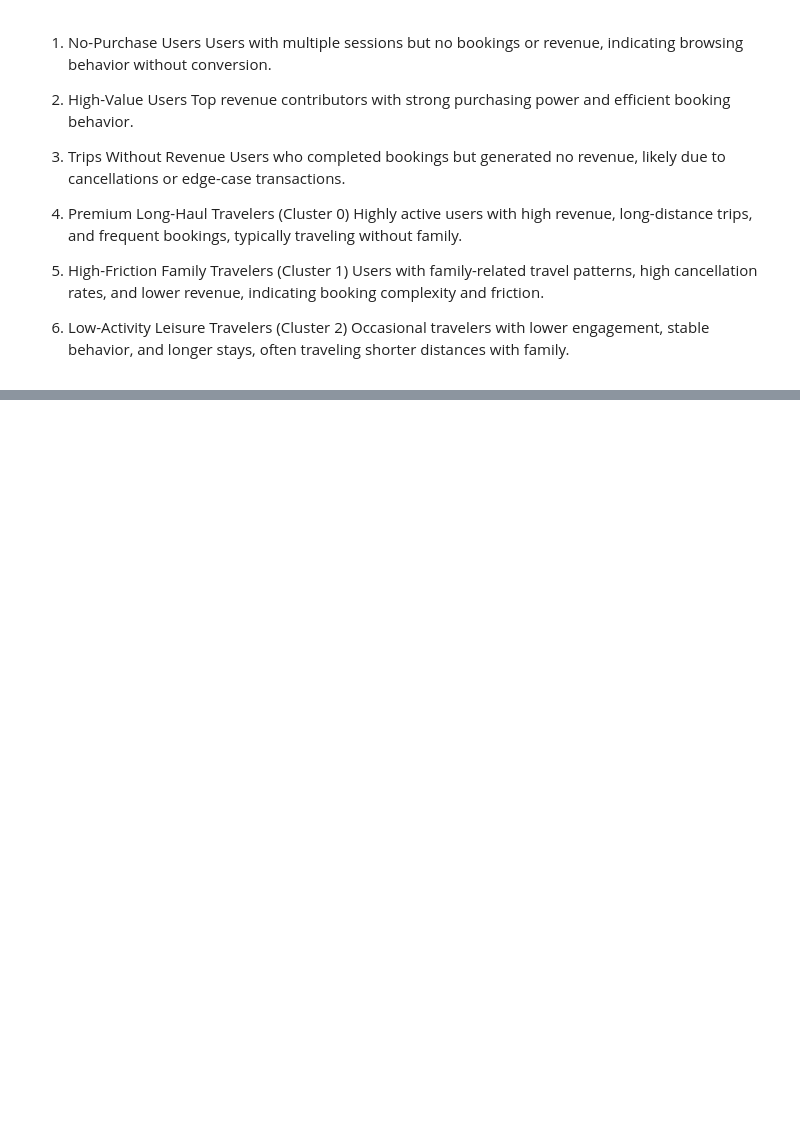
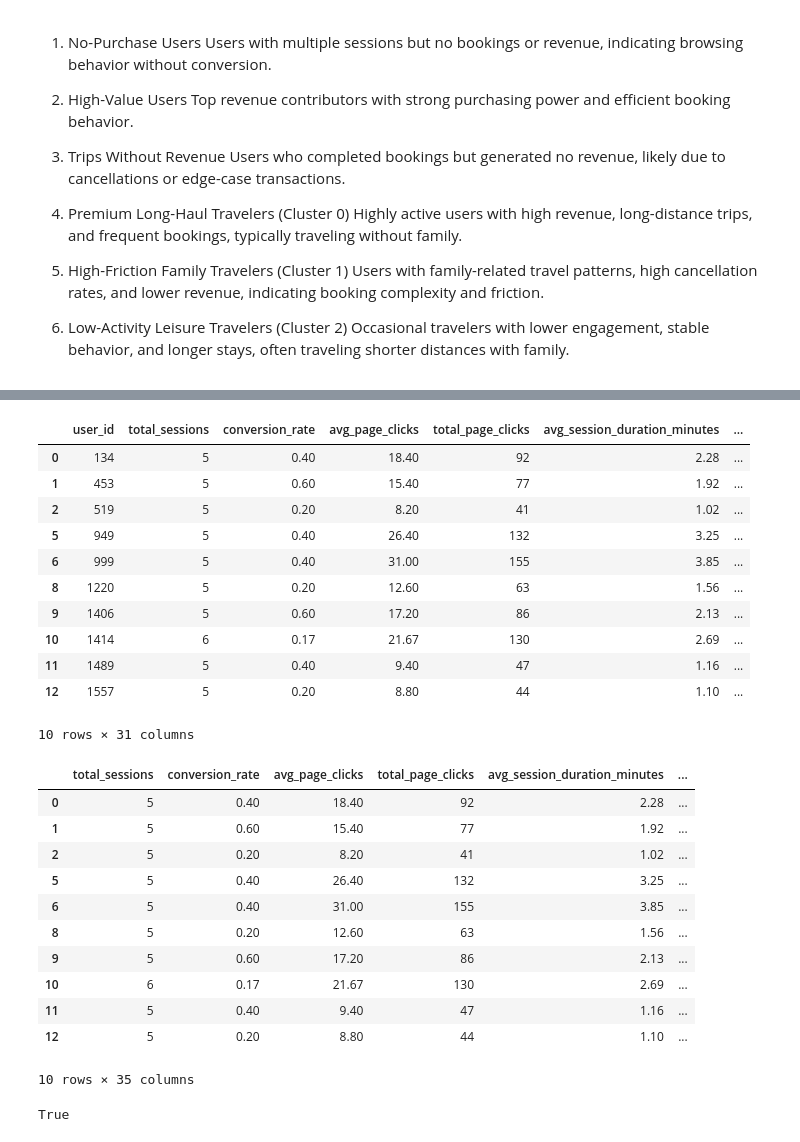
Before and after one commit to adrianmrizo/Client-Segmentation-Analysis, a Jupyter notebook: Adrian_Travel_Tide_Mastery_Project.ipynb, the cells around one changed output, grey strips where cells are left out. Drawn from its saved outputs; the diff is of its cells as text; code cells hidden in the pictures; blank space fills up the shorter version.

```diff
--- a/Adrian_Travel_Tide_Mastery_Project.ipynb
+++ b/Adrian_Travel_Tide_Mastery_Project.ipynb
@@ -1861,0 +1857,29 @@ Occasional travelers with lower engagement, stable behavior, and longer stays, o
+# %%
+# Icheck first that df_prep and df_model still have the same index in order to add the user_id column
+display(df_model.head(10))
+display(df_prep.head(10))
+# %% [output]
+|  | user_id | total_sessions | conversion_rate | avg_page_clicks | total_page_clicks | avg_session_duration_minutes | ... |
+| 0 | 134 | 5 | 0.40 | 18.40 | 92 | 2.28 | ... |
+| 1 | 453 | 5 | 0.60 | 15.40 | 77 | 1.92 | ... |
+| 2 | 519 | 5 | 0.20 | 8.20 | 41 | 1.02 | ... |
+| 5 | 949 | 5 | 0.40 | 26.40 | 132 | 3.25 | ... |
+| 6 | 999 | 5 | 0.40 | 31.00 | 155 | 3.85 | ... |
+| 8 | 1220 | 5 | 0.20 | 12.60 | 63 | 1.56 | ... |
+| 9 | 1406 | 5 | 0.60 | 17.20 | 86 | 2.13 | ... |
+| 10 | 1414 | 6 | 0.17 | 21.67 | 130 | 2.69 | ... |
+| 11 | 1489 | 5 | 0.40 | 9.40 | 47 | 1.16 | ... |
+| 12 | 1557 | 5 | 0.20 | 8.80 | 44 | 1.10 | ... |
+10 rows × 31 columns
+|  | total_sessions | conversion_rate | avg_page_clicks | total_page_clicks | avg_session_duration_minutes | ... |
+| 0 | 5 | 0.40 | 18.40 | 92 | 2.28 | ... |
+| 1 | 5 | 0.60 | 15.40 | 77 | 1.92 | ... |
+| 2 | 5 | 0.20 | 8.20 | 41 | 1.02 | ... |
+| 5 | 5 | 0.40 | 26.40 | 132 | 3.25 | ... |
+| 6 | 5 | 0.40 | 31.00 | 155 | 3.85 | ... |
+| 8 | 5 | 0.20 | 12.60 | 63 | 1.56 | ... |
+| 9 | 5 | 0.60 | 17.20 | 86 | 2.13 | ... |
+| 10 | 6 | 0.17 | 21.67 | 130 | 2.69 | ... |
+| 11 | 5 | 0.40 | 9.40 | 47 | 1.16 | ... |
+| 12 | 5 | 0.20 | 8.80 | 44 | 1.10 | ... |
+10 rows × 35 columns
@@ -1861,0 +1891,4 @@ Occasional travelers with lower engagement, stable behavior, and longer stays, o
+# %%
+len(df_prep_model) == len(labels_kmeans_pca_14)
+# %% [output]
+True
```
Also changed, not shown: parts of 43 cells of this notebook.
